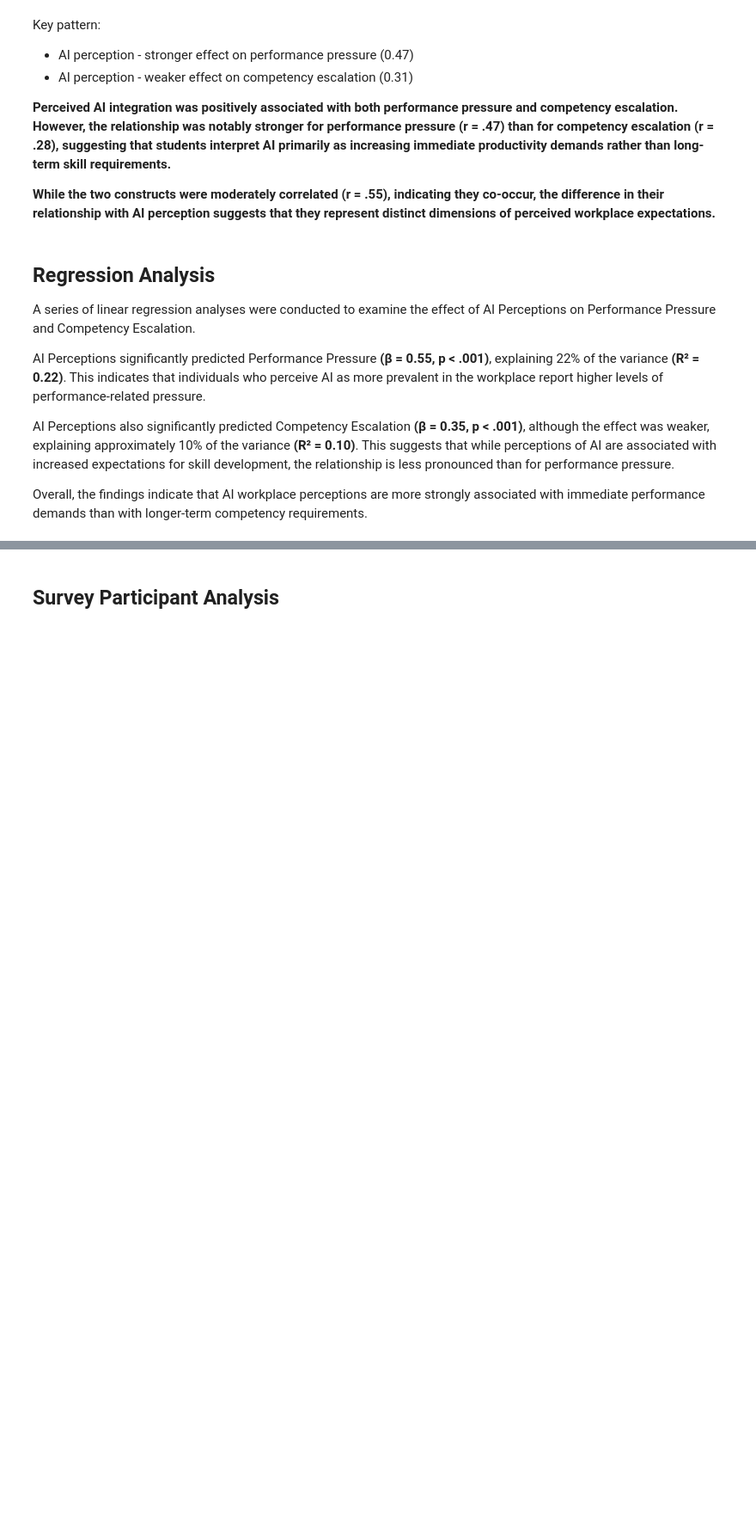
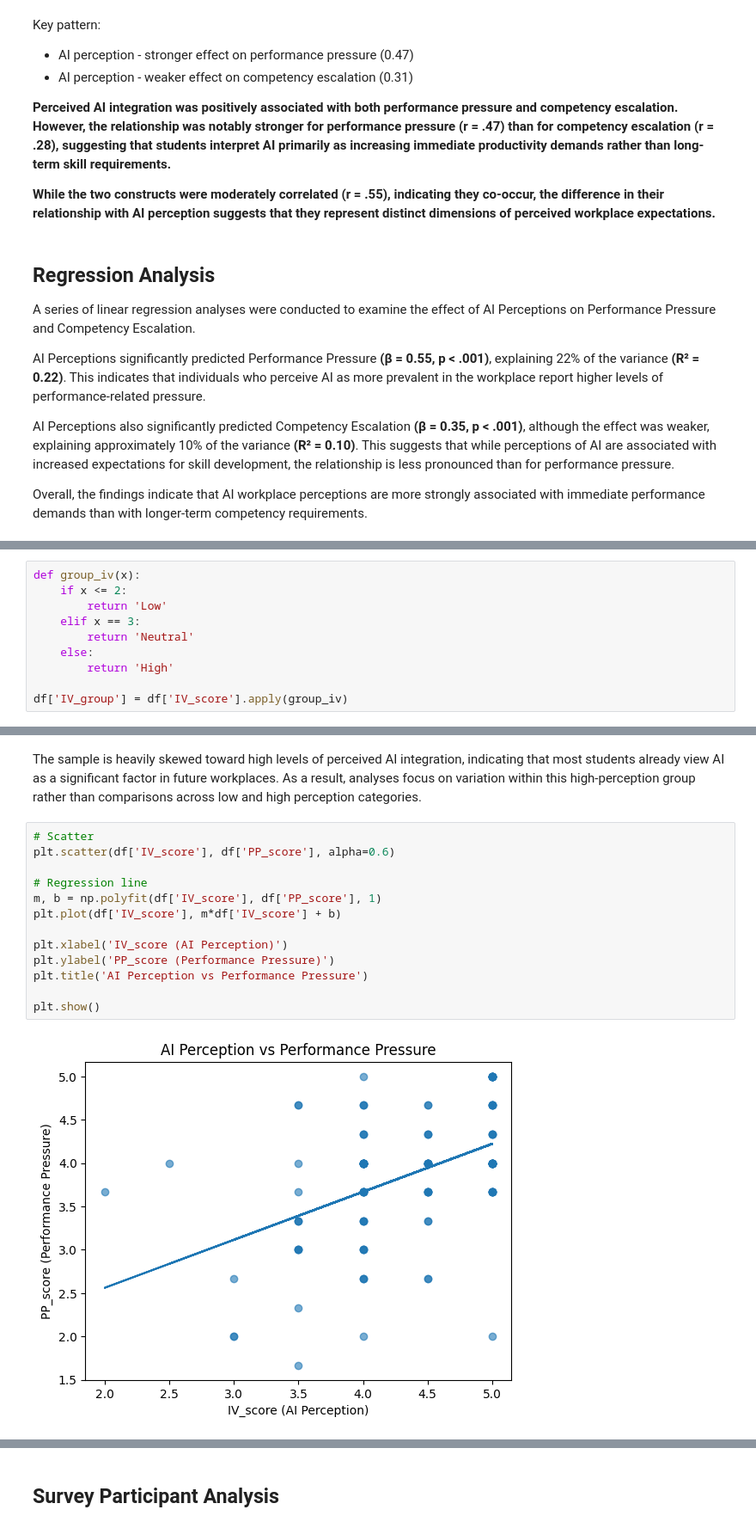
Before and after one commit to glgunderson/AI-Perceptions, a Jupyter notebook: ai_perceptions.ipynb, the cells around one changed output, grey strips where cells are left out. Shown at 86% size. Cells and saved outputs as stored; diff of their text form; blank space fills up the shorter version.

Commit message:
Regression w/ IV

```diff
--- a/ai_perceptions.ipynb
+++ b/ai_perceptions.ipynb
@@ -512,0 +519,10 @@ Notes:
+# %%
+def group_iv(x):
+    if x <= 2:
+        return 'Low'
+    elif x == 3:
+        return 'Neutral'
+    else:
+        return 'High'
+
+df['IV_group'] = df['IV_score'].apply(group_iv)
@@ -512,0 +538,17 @@ Notes:
+# %% [markdown]
+The sample is heavily skewed toward high levels of perceived AI integration, indicating that most students already view AI as a significant factor in future workplaces. As a result, analyses focus on variation within this high-perception group rather than comparisons across low and high perception categories.
+# %%
+# Scatter
+plt.scatter(df['IV_score'], df['PP_score'], alpha=0.6)
+
+# Regression line
+m, b = np.polyfit(df['IV_score'], df['PP_score'], 1)
+plt.plot(df['IV_score'], m*df['IV_score'] + b)
+
+plt.xlabel('IV_score (AI Perception)')
+plt.ylabel('PP_score (Performance Pressure)')
+plt.title('AI Perception vs Performance Pressure')
+
+plt.show()
+# %% [output]
+[figure, added]
```
Also changed, not shown: parts of 15 cells of this notebook.
